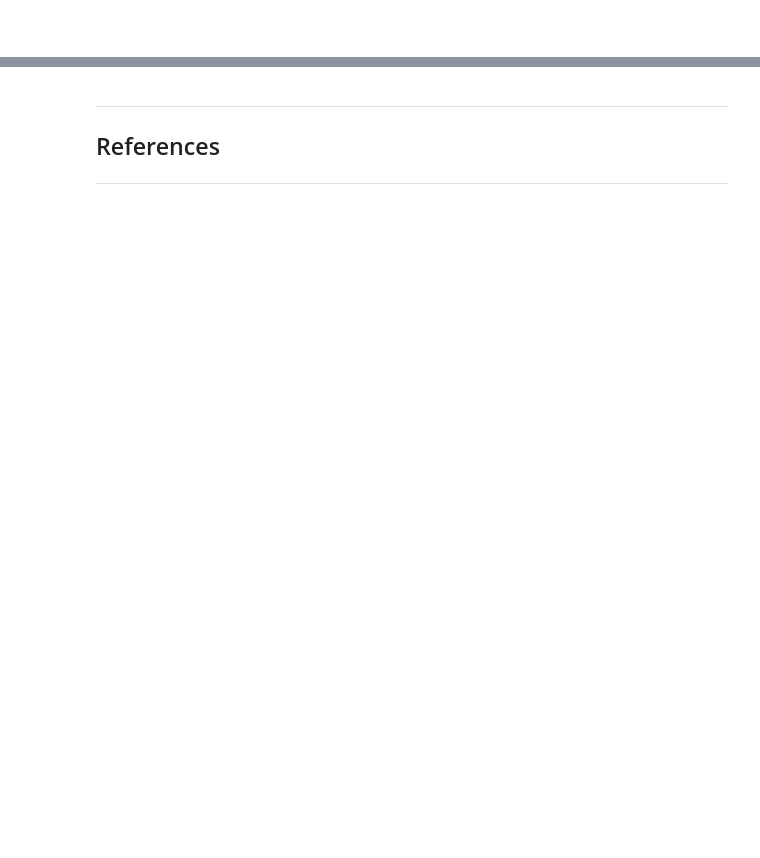
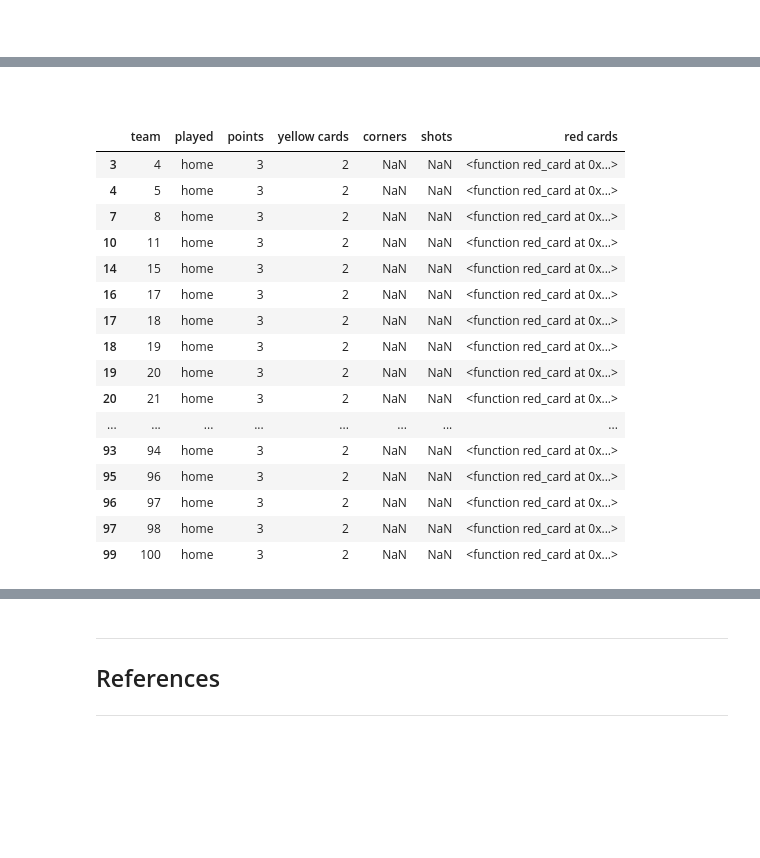
Before and after one commit to kmcd14/ProgrammingDA-project, a Jupyter notebook: data_sim.ipynb, the cells around one changed output, grey strips where cells are left out. Drawn from its saved outputs; the diff is of its cells as text; code cells hidden in the pictures; blank space fills up the shorter version.

```diff
--- a/data_sim.ipynb
+++ b/data_sim.ipynb
@@ -516,0 +792,9 @@ Name: 49, dtype: object
+# %%
+# Creating a function to detemine points
+def y_card(row):
+    if row['played'] == 'home':
+        return yellow_card
+    if row['played'] == 'away':
+        return yellow_card
+# %%
+df['yellow cards'] = df.apply(lambda row: y_card(row), axis=1)
@@ -516,0 +821,9 @@ Name: 49, dtype: object
+# %%
+# Creating a function to detemine points
+def red_card(row):
+    if row['played'] == 'home':
+        return red_card
+    if row['played'] == 'away':
+        return red_card
+# %%
+df['red cards'] = df.apply(lambda row: red_card(row), axis=1)
@@ -516,0 +848,22 @@ Name: 49, dtype: object
+# %% [markdown]
+<br>
+# %%
+df.loc[df['points'] == 3]
+# %% [output]
+|  | team | played | points | yellow cards | corners | shots | red cards |
+| 3 | 4 | home | 3 | 2 | NaN | NaN | <function red_card at 0x...> |
+| 4 | 5 | home | 3 | 2 | NaN | NaN | <function red_card at 0x...> |
+| 7 | 8 | home | 3 | 2 | NaN | NaN | <function red_card at 0x...> |
+| 10 | 11 | home | 3 | 2 | NaN | NaN | <function red_card at 0x...> |
+| 14 | 15 | home | 3 | 2 | NaN | NaN | <function red_card at 0x...> |
+| 16 | 17 | home | 3 | 2 | NaN | NaN | <function red_card at 0x...> |
+| 17 | 18 | home | 3 | 2 | NaN | NaN | <function red_card at 0x...> |
+| 18 | 19 | home | 3 | 2 | NaN | NaN | <function red_card at 0x...> |
+| 19 | 20 | home | 3 | 2 | NaN | NaN | <function red_card at 0x...> |
+| 20 | 21 | home | 3 | 2 | NaN | NaN | <function red_card at 0x...> |
+| ... | ... | ... | ... | ... | ... | ... | ... |
+| 93 | 94 | home | 3 | 2 | NaN | NaN | <function red_card at 0x...> |
+| 95 | 96 | home | 3 | 2 | NaN | NaN | <function red_card at 0x...> |
+| 96 | 97 | home | 3 | 2 | NaN | NaN | <function red_card at 0x...> |
+| 97 | 98 | home | 3 | 2 | NaN | NaN | <function red_card at 0x...> |
+| 99 | 100 | home | 3 | 2 | NaN | NaN | <function red_card at 0x...> |
```
Also changed, not shown: parts of 86 cells of this notebook, 2 other files.
